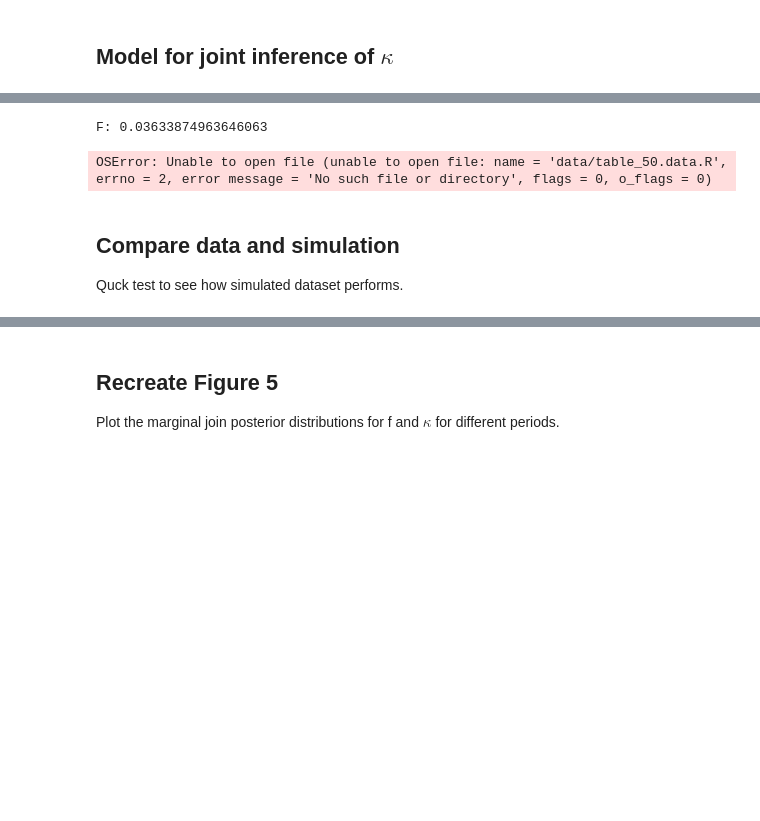
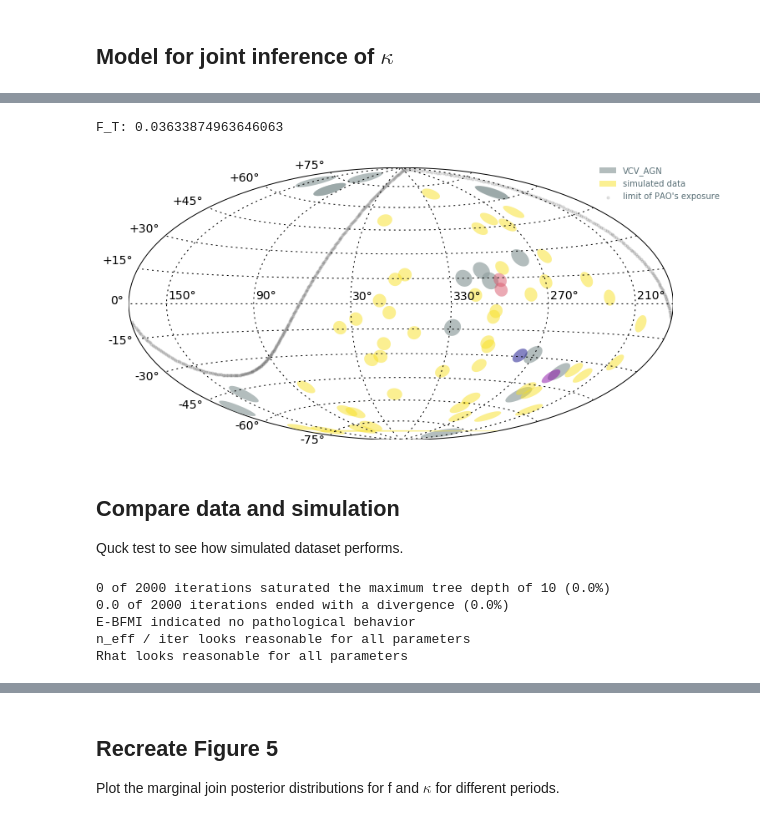
Before and after one commit to cescalara/soiaporn_model, a Jupyter notebook: stan_implementation/auger2010_study.ipynb, the cells around one changed output, grey strips where cells are left out. Saved outputs shown, nothing was run; the diff lists cells and outputs as text; code cells hidden in the pictures; blank space fills up the shorter version.

Commit message:
Add analysis_interface as a lightweight version of fancy

```diff
--- a/stan_implementation/auger2010_study.ipynb
+++ b/stan_implementation/auger2010_study.ipynb
@@ -42,28 +40,11 @@ INFO:pystan:COMPILING THE C++ CODE FOR MODEL anon_model_5fcec55134a247abeccf61ca
 # %%
 # create simulation to mimic data
 Nsim = 100
-F = Nsim * M / alpha_T
+F_T = Nsim * M / alpha_T
 kappa = 100
 f = 0.1
-model.input(F, f, kappa, kappa_c)
+model.input(F_T, f, kappa)
 
-print('F:', F)
+print('F_T:', F_T)
 # %% [output]
-F: 0.03633874963646063
+F_T: 0.03633874963646063
-# %%
-analysis = Analysis(data, model)
-
-# integral tables
-table_file = 'data/table_50.data.R'
-sim_table_file = 'data/table_sim.data.R'
-
-#my_analysis.build_tables(50, table_file, sim_table_file)
-# OR use tables already built
-analysis.use_tables(table_file, sim_table_file)
-
-# simulate
-#analysis.simulate(seed = 15071992)
-#sim_data_file = 'data/arrival_direction.data.R'
-#analysis.save_simulated_data(sim_data_file)
-# %% [output]
-OSError: Unable to open file (unable to open file: name = 'data/table_50.data.R', errno = 2, error message = 'No such file or directory', flags = 0, o_flags = 0)
@@ -71,0 +51,12 @@ OSError: Unable to open file (unable to open file: name = 'data/table_50.data.R'
+# %%
+# define analysis
+output_file = 'data/recreateKS2012_testing.hdf5'
+with h5py.File(output_file, 'w') as file:
+    desc = file.create_group('description')
+    desc.attrs['summary'] = b'Testing out the recreation of KS2012.'
+
+analysis = Analysis(data, model, filename = output_file)
+
+# integral tables
+table_file = 'data/integration_tables_50_VCV17_auger2010.hdf5'
+analysis.use_tables(table_file)
@@ -72,10 +68,20 @@ OSError: Unable to open file (unable to open file: name = 'data/table_50.data.R'
+# %%
+analysis.plot_simulation()
+# %% [output]
+[figure, added]
 # %% [markdown]
 ## Compare data and simulation
 
 Quck test to see how simulated dataset performs.
 # %%
-#analysis.use_simulated_data(sim_data_file)
+analysis.use_simulation(output_file)
 #analysis.use_uhecr_data()
 
-#fit = analysis.fit_model()
+fit = analysis.fit_model()
+# %% [output]
+0 of 2000 iterations saturated the maximum tree depth of 10 (0.0%)
+0.0 of 2000 iterations ended with a divergence (0.0%)
+E-BFMI indicated no pathological behavior
+n_eff / iter looks reasonable for all parameters
+Rhat looks reasonable for all parameters
 # %%
```
Also changed, not shown: parts of 12 cells of this notebook, 17 other files.
